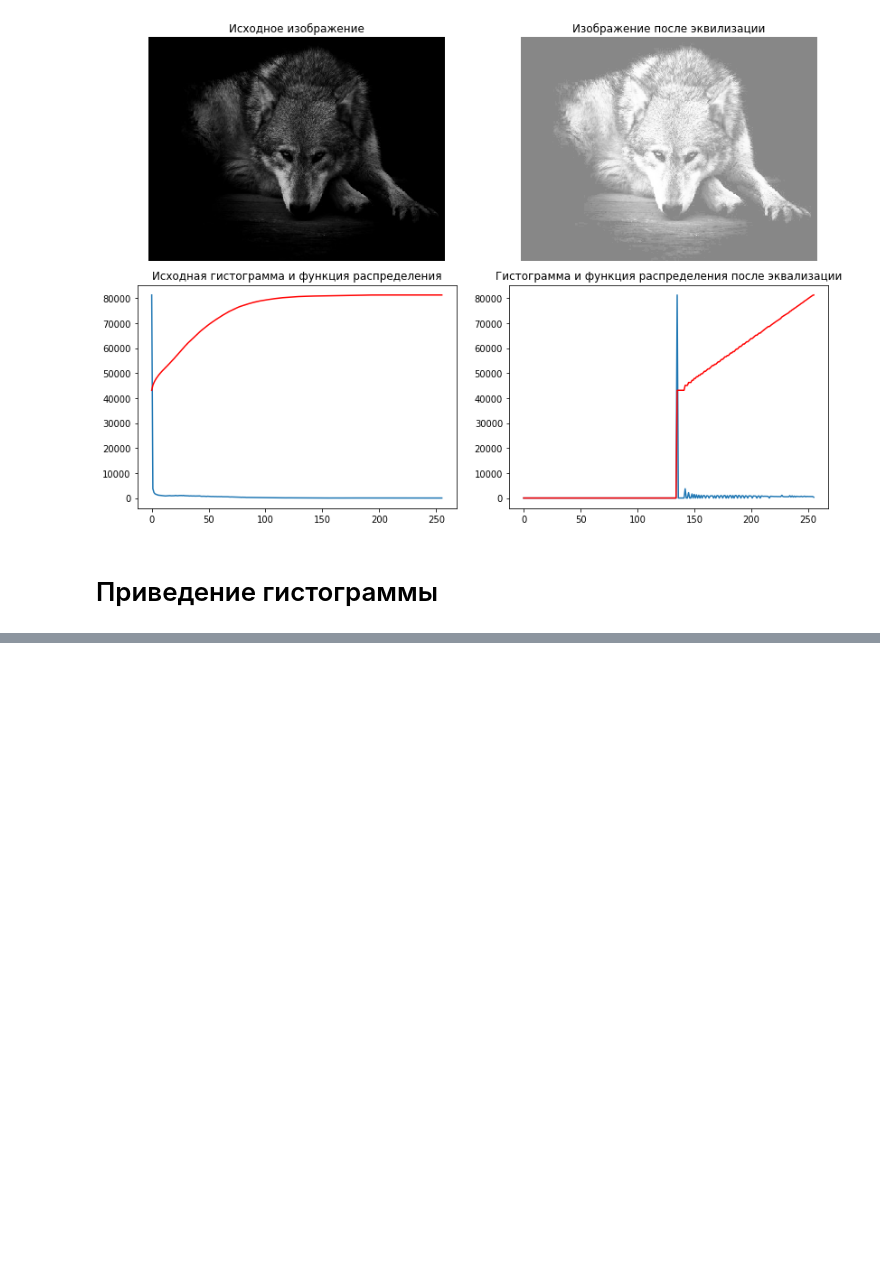
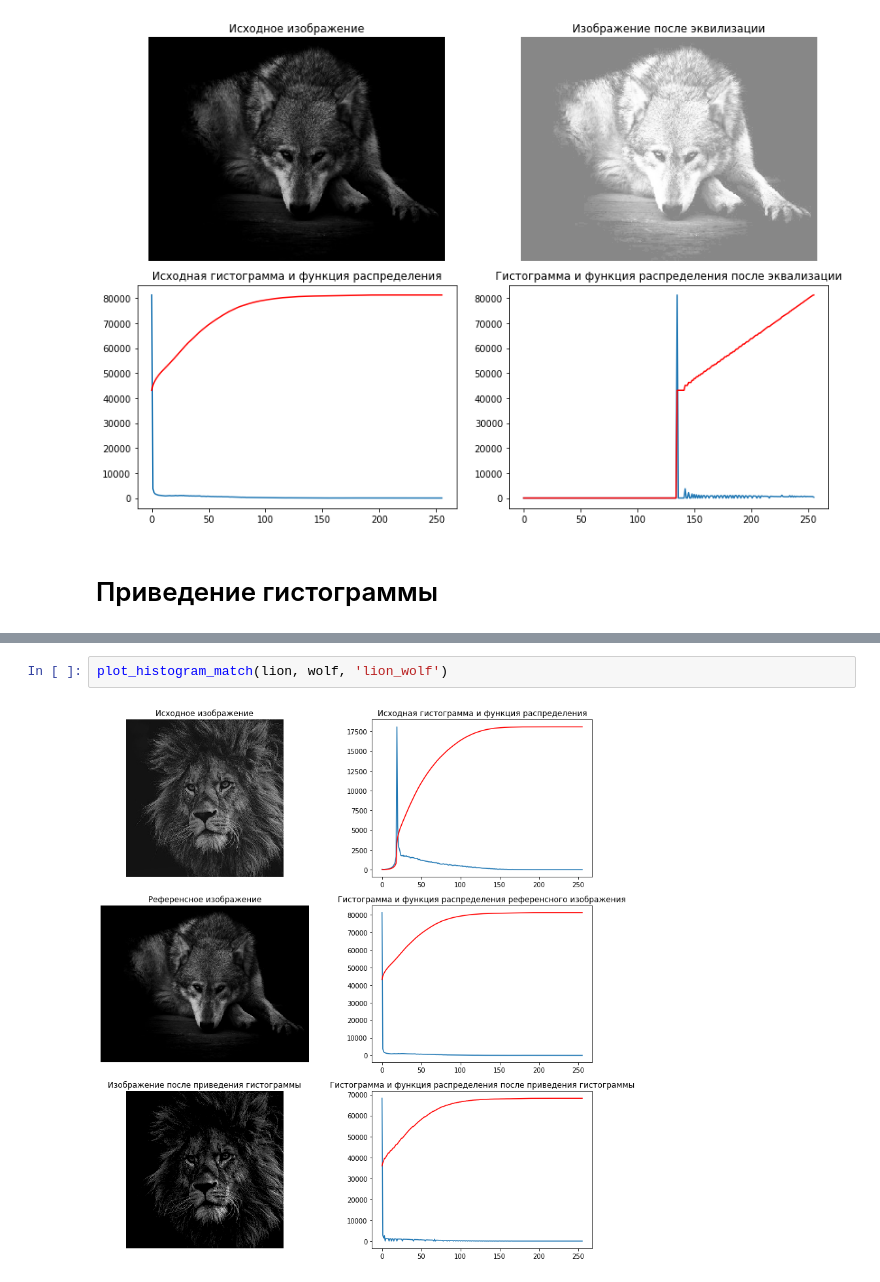
Before and after one commit to vaddya/computer-graphics, a Jupyter notebook: lab1/lab1.ipynb, the cells around one changed output, grey strips where cells are left out. Saved outputs shown, nothing was run; the diff lists cells and outputs as text; blank space fills up the shorter version.

```diff
--- a/lab1/lab1.ipynb
+++ b/lab1/lab1.ipynb
@@ -238,0 +280,4 @@ plt.imshow(a, cmap='gray', vmin=0, vmax=K)
+# %%
+plot_histogram_match(lion, wolf, 'lion_wolf')
+# %% [output]
+[figure, added]
```
Also changed, not shown: parts of 5 cells of this notebook, 16 other files.
